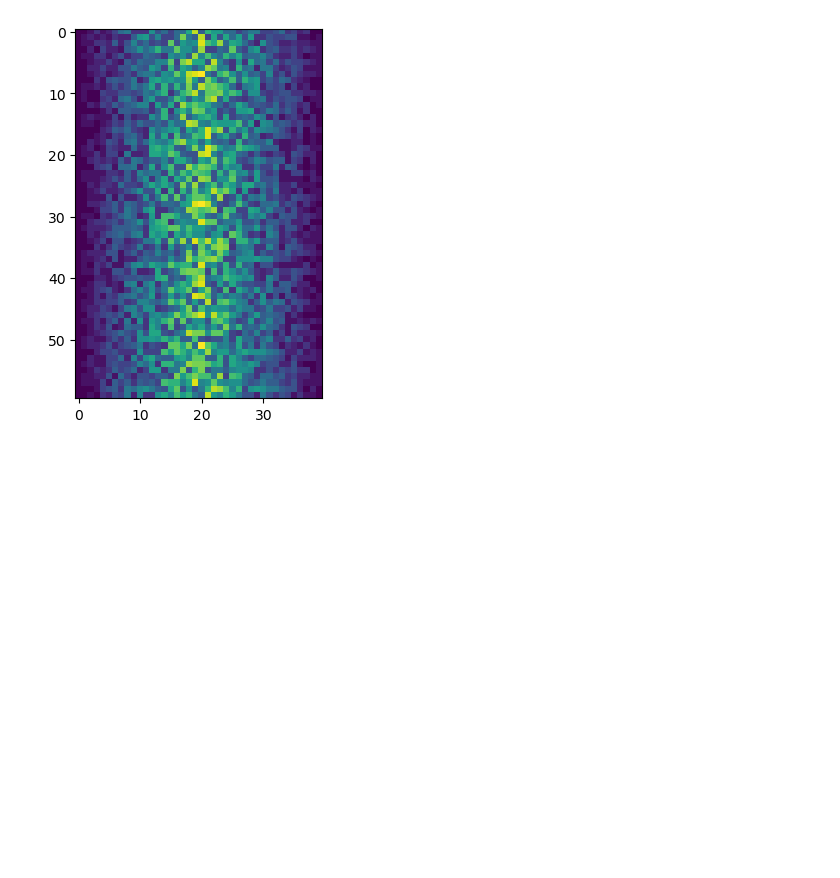
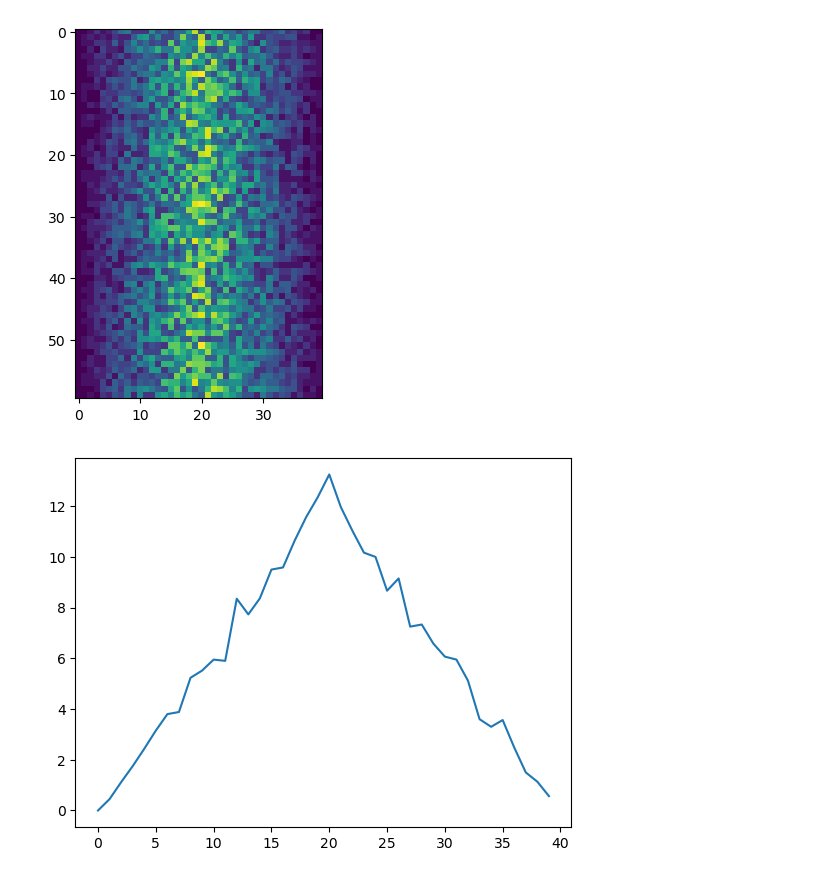
Before and after one commit to 4TUResearchData-Carpentries/workshop_notes, a Jupyter notebook: python_day1.ipynb, the cells around one changed output. Saved outputs shown, nothing was run; the diff lists cells and outputs as text; code cells hidden in the pictures; blank space fills up the shorter version.

```diff
--- a/python_day1.ipynb
+++ b/python_day1.ipynb
@@ -296,5 +296,7 @@ matplotlib.pyplot.imshow(data)
 # %%
 # create a plot of the mean
 # average inflammation over time
 mean_inflammation = numpy.mean(data, axis =0)
-mean_plot = matplotlib.pyplo
+mean_plot = matplotlib.pyplot.plot(mean_inflammation) # previous variable called mean_inflammation
+# %% [output]
+[figure, added]
```
